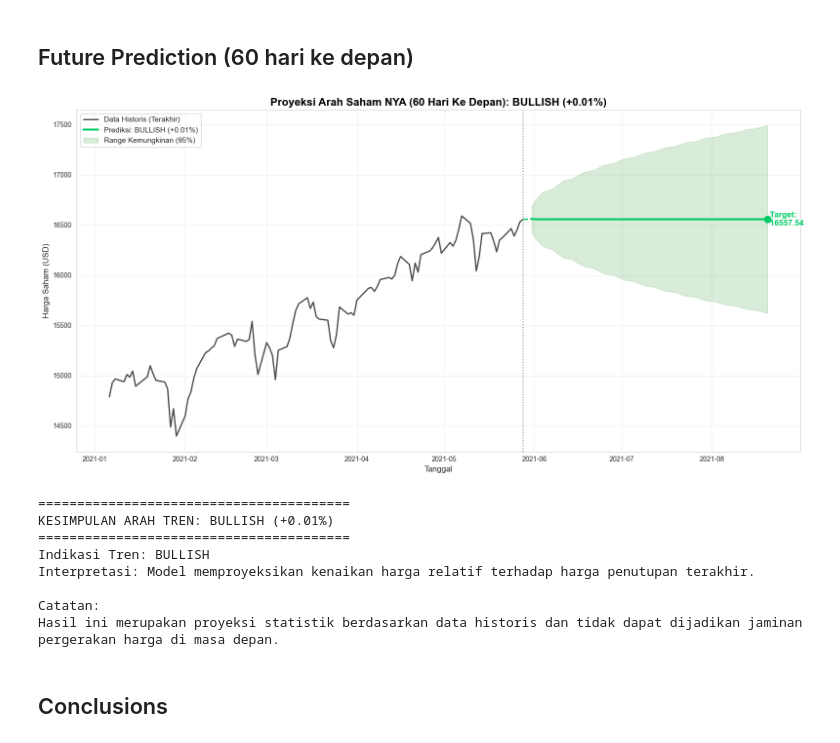
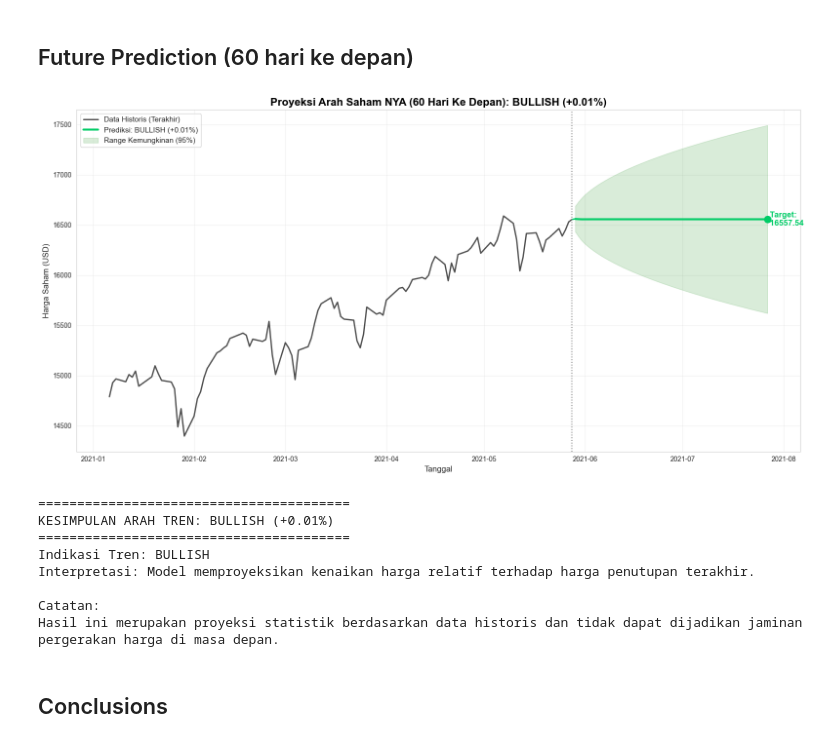
Before and after one commit to goldistry/project-pvd, a Jupyter notebook: code/feli_EDA + Modeling.ipynb, the cells around one changed output. Drawn from its saved outputs; the diff is of its cells as text; code cells hidden in the pictures.

```diff
--- a/code/feli_EDA + Modeling.ipynb
+++ b/code/feli_EDA + Modeling.ipynb
@@ -1705,8 +1715,27 @@ plt.show()
 Secara keseluruhan, hasil statistik dan visualisasi menunjukkan bahwa model sudah cukup baik untuk digunakan dalam melakukan prediksi 60 hari ke depan, dengan ARIMA dipilih sebagai model utama.
 # %% [markdown]
 ## Future Prediction (60 hari ke depan)
+# %%
+# Latih ulang model dengan seluruh data agar prediksi nyambung
+model_final = ARIMA(data['Close'], order=(5, 1, 0))
+res_final = model_final.fit()
+
+# Lakukan prediksi 60 hari ke depan
+forecast_steps = 60
+forecast_result = res_final.get_forecast(steps=forecast_steps)
+forecast_values = forecast_result.predicted_mean
+conf_int = forecast_result.conf_int()
+
+last_date = data.index[-1]
+future_dates = pd.date_range(start=last_date + pd.Timedelta(days=1), periods=forecast_steps)
+
+future_df = pd.DataFrame({
+    'Forecast': forecast_values.values,
+    'Lower_Bound': conf_int.iloc[:, 0].values,
+    'Upper_Bound': conf_int.iloc[:, 1].values
+}, index=future_dates)
 # %%
-last_close = df_target['Close'].iloc[-1]
+last_close = data['Close'].iloc[-1]
 final_forecast = future_df['Forecast'].iloc[-1]
 percentage_change = ((final_forecast - last_close) / last_close) * 100
 
@@ -1720,7 +1749,7 @@ else:
     fill_color = 'red'
 
 # Ambil 100 hari terakhir data asli + 60 hari prediksi
-history_zoom = df_target['Close'].iloc[-100:]
+history_zoom = data['Close'].iloc[-100:]
 
 plt.figure(figsize=(16, 8))
 plt.plot(history_zoom.index, history_zoom, label='Data Historis (Terakhir)', color='black', linewidth=2, alpha=0.7)
@@ -1738,34 +1767,34 @@ plt.fill_between(future_df.index,
 
 # Tambahkan Titik Akhir & Label Harga
 plt.scatter(future_df.index[-1], final_forecast, color=trend_color, s=100, zorder=5)
 plt.text(future_df.index[-1], final_forecast, f" Target:\n {final_forecast:.2f}",
          color=trend_color, fontsize=12, fontweight='bold', va='center')
 
 plt.title(f'Proyeksi Arah Saham NYA (60 Hari Ke Depan): {trend_label}', fontsize=16, fontweight='bold', color='black')
 plt.xlabel('Tanggal', fontsize=12)
 plt.ylabel('Harga Saham (USD)', fontsize=12)
 plt.legend(loc='upper left', fontsize=11)
 plt.grid(True, alpha=0.3)
 plt.axvline(x=history_zoom.index[-1], color='grey', linestyle=':', label='Hari Ini')
 
 plt.tight_layout()
 plt.show()
 
 # Cetak Rekomendasi
 print("="*40)
 print(f"KESIMPULAN ARAH TREN: {trend_label}")
 print("="*40)
 if percentage_change > 0:
     print("Indikasi Tren: BULLISH")
     print("Interpretasi: Model memproyeksikan kenaikan harga relatif terhadap harga penutupan terakhir.")
 else:
     print("Indikasi Tren: BEARISH")
     print("Interpretasi: Model memproyeksikan penurunan harga relatif terhadap harga penutupan terakhir.")
 
 print("\nCatatan:")
 print("Hasil ini merupakan proyeksi statistik berdasarkan data historis dan tidak dapat dijadikan jaminan pergerakan harga di masa depan.")
 # %% [output]
-[figure, old version]
+[figure, new version]
 ========================================
 KESIMPULAN ARAH TREN: BULLISH (+0.01%)
 ========================================
```
Also changed, not shown: parts of 9 cells of this notebook.
